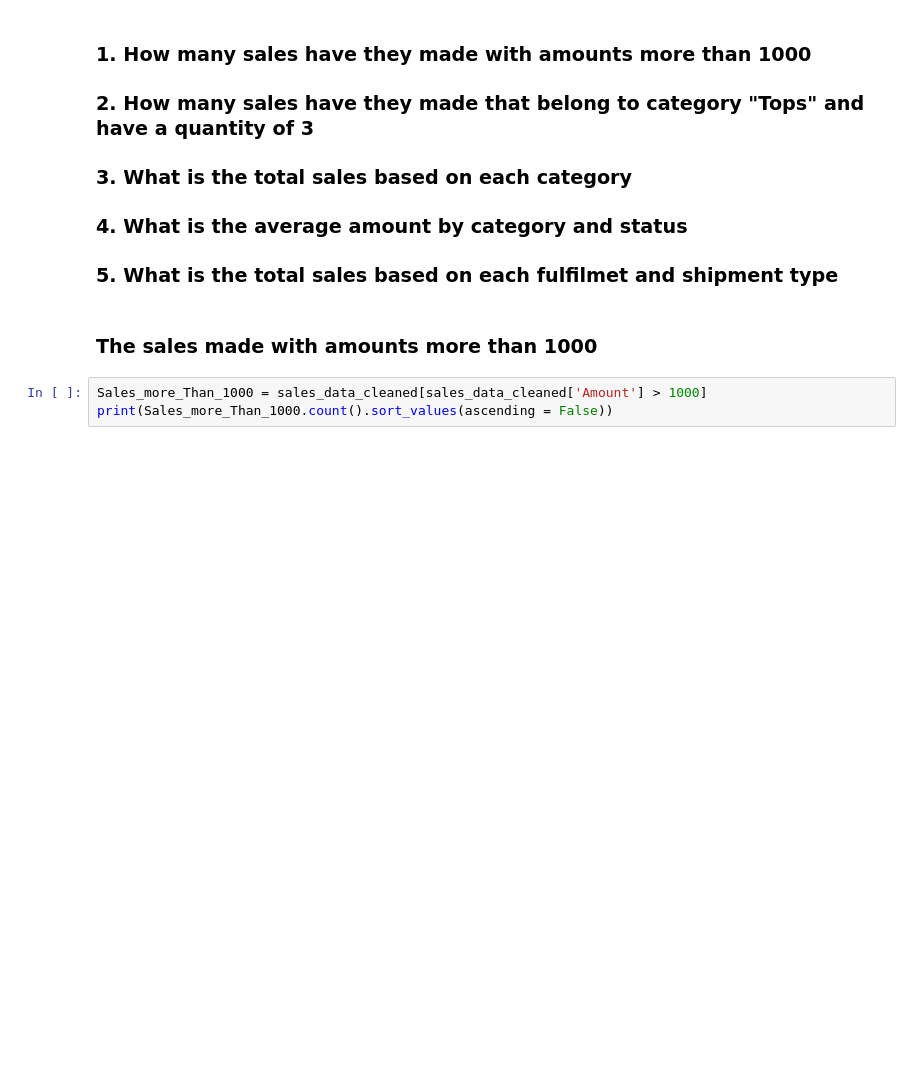
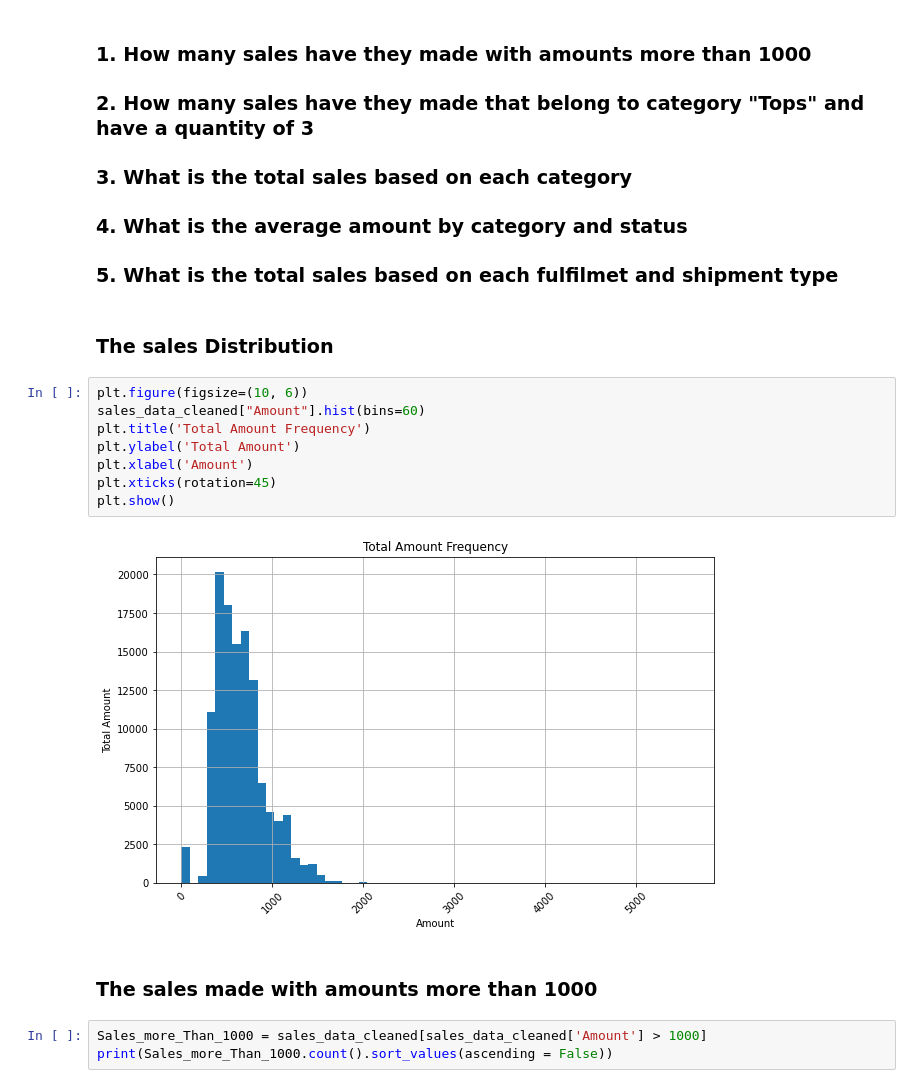
Before and after one commit to KyrellosSaleeb/Amazon-Sales, a Jupyter notebook: Amazon Sales Project.ipynb, the cells around one changed output. Saved outputs shown, nothing was run; the diff lists cells and outputs as text; blank space fills up the shorter version.

```diff
--- a/Amazon Sales Project.ipynb
+++ b/Amazon Sales Project.ipynb
@@ -154,7 +144,19 @@ Length: 128975, dtype: bool
 ### 4. What is the average amount by category and status
 ### 5. What is the total sales based on each fulfilmet and shipment type
 # %% [markdown]
-### The sales made with amounts more than 1000
+### The sales Distribution
+# %%
+plt.figure(figsize=(10, 6))
+sales_data_cleaned["Amount"].hist(bins=60)
+plt.title('Total Amount Frequency')
+plt.ylabel('Total Amount')
+plt.xlabel('Amount')
+plt.xticks(rotation=45)
+plt.show()
+# %% [output]
+[figure, added]
+# %% [markdown]
+### The sales made with amounts more than 1000
 # %%
 Sales_more_Than_1000 = sales_data_cleaned[sales_data_cleaned['Amount'] > 1000]
 print(Sales_more_Than_1000.count().sort_values(ascending = False))
```
Also changed, not shown: parts of 8 cells of this notebook, 1 other file.
